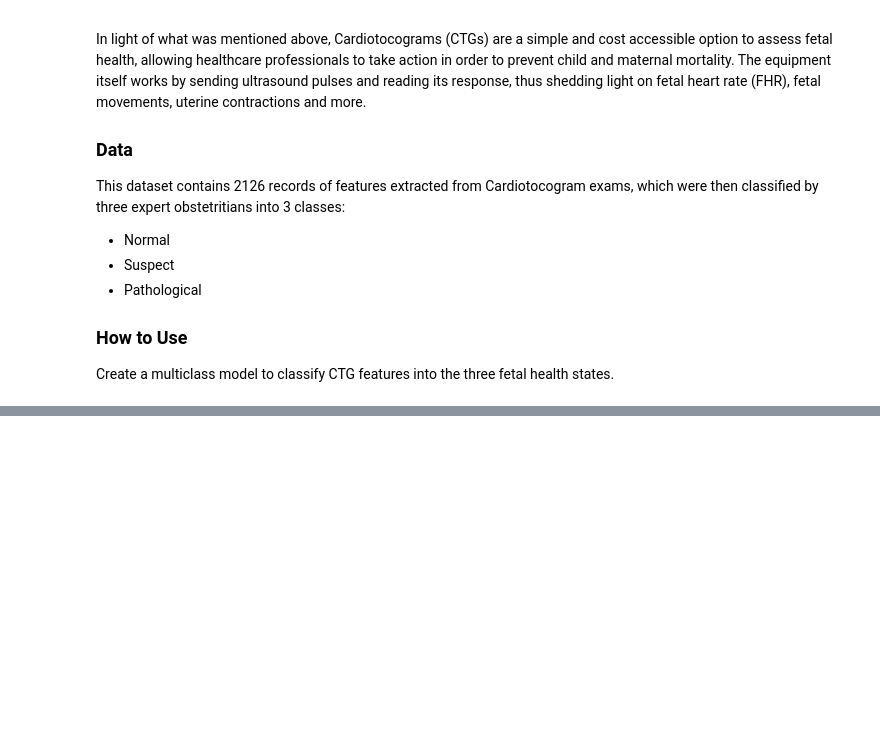
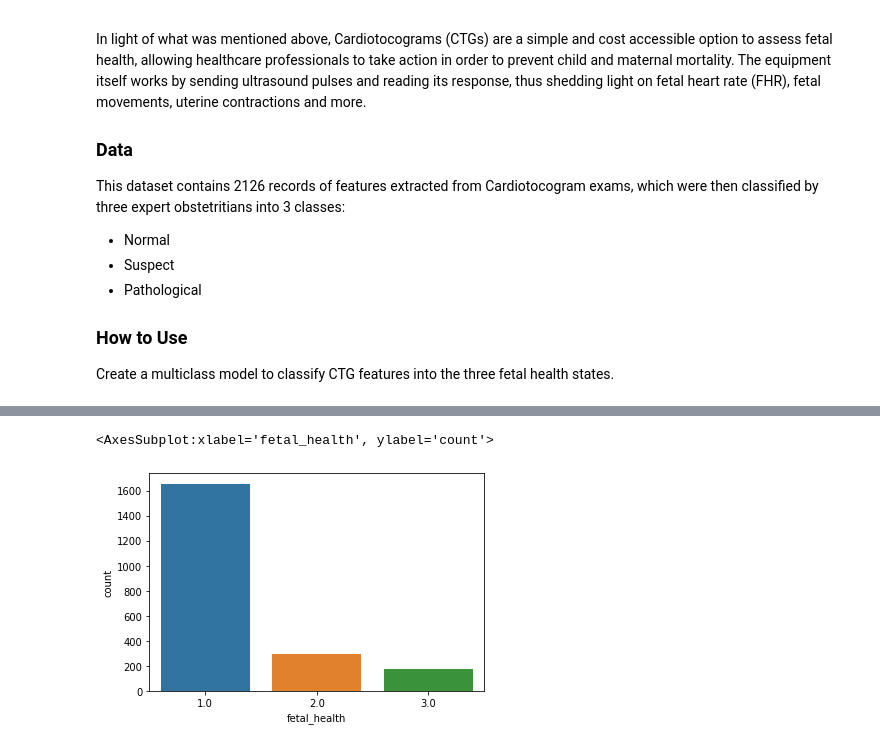
Before and after one commit to aegis301/fetal_health, a Jupyter notebook: fetal_health.ipynb, the cells around one changed output, grey strips where cells are left out. Saved outputs shown, nothing was run; the diff lists cells and outputs as text; code cells hidden in the pictures; blank space fills up the shorter version.

Commit message:
began data exploration

```diff
--- a/fetal_health.ipynb
+++ b/fetal_health.ipynb
@@ -24,0 +27,3 @@ import numpy as np
+# %%
+data = pd.read_csv('fetal_health.csv')
+data.head()
@@ -24,0 +85,5 @@ import numpy as np
+# %%
+sns.countplot(data=data, x='fetal_health')
+# %% [output]
+<AxesSubplot:xlabel='fetal_health', ylabel='count'>
+[figure, added]
```
Also changed, not shown: parts of 6 cells of this notebook.
